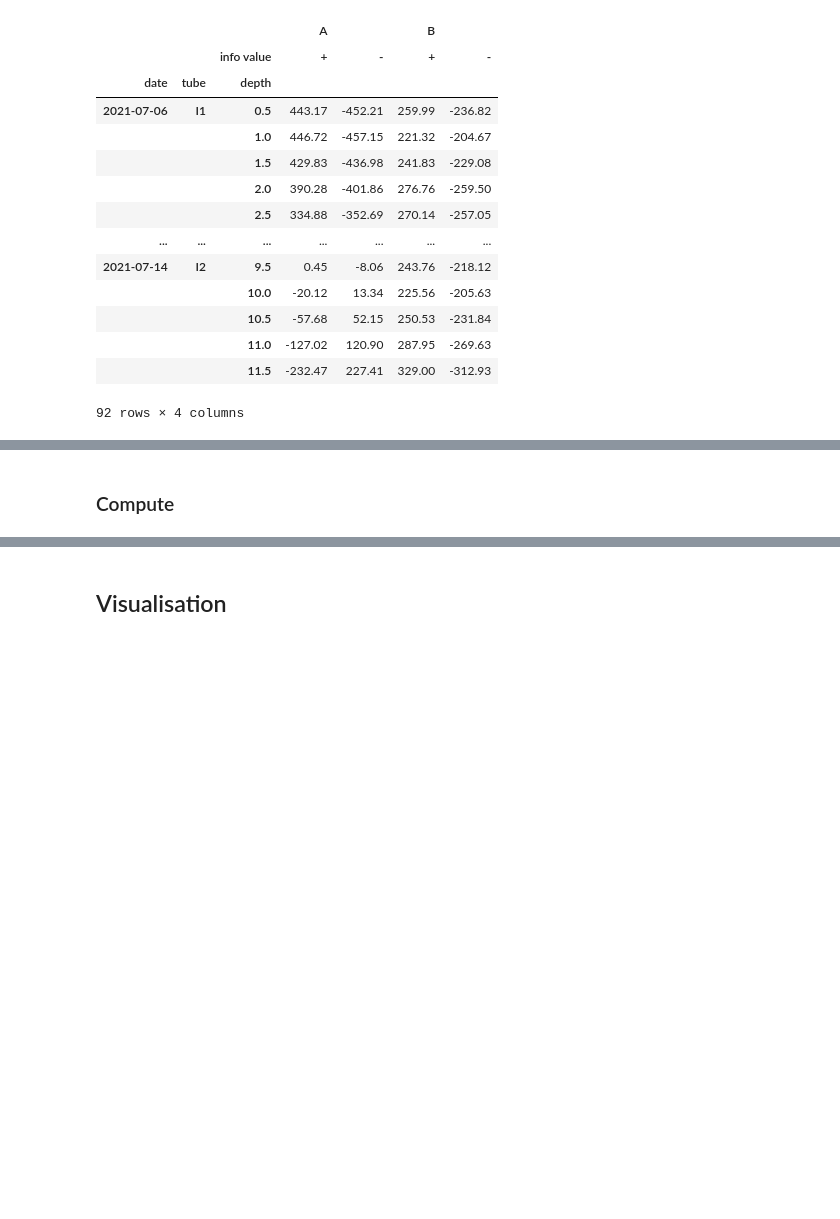
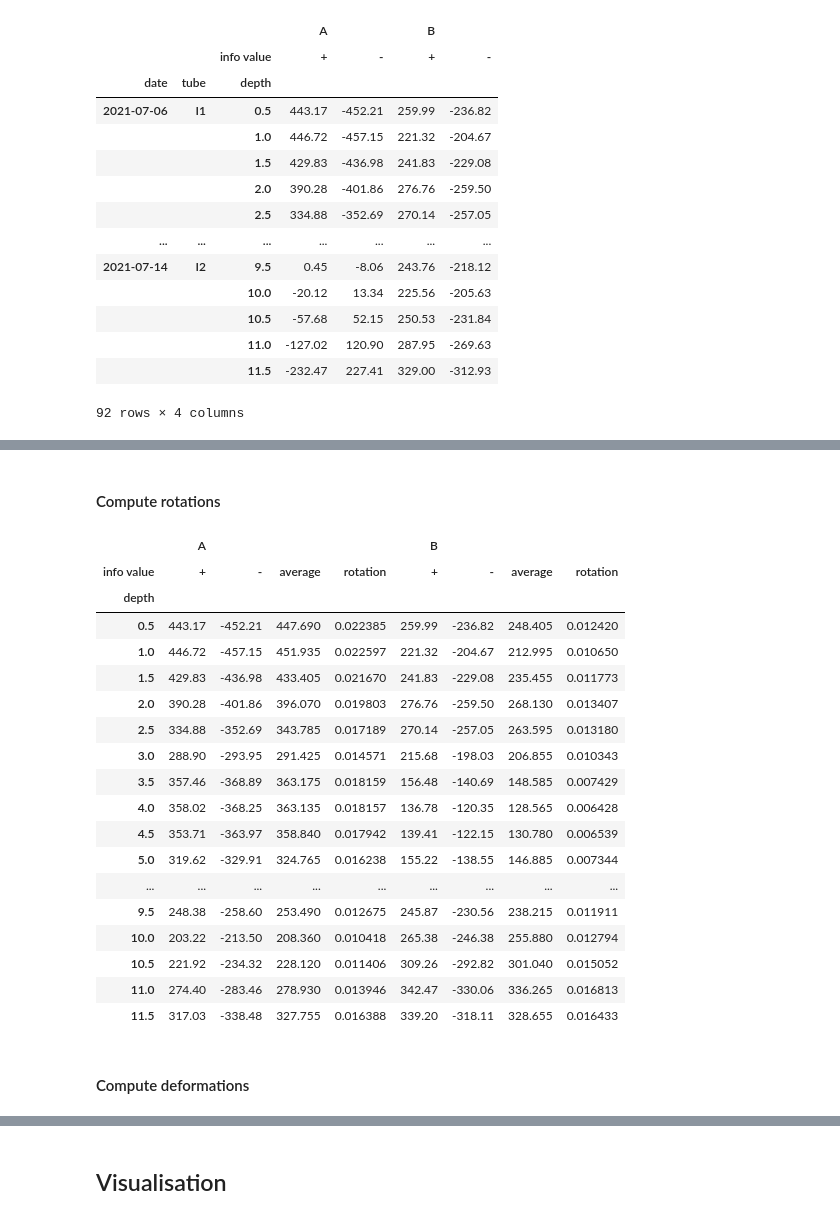
Before and after one commit to PAYEUR/spundsteif, a Jupyter notebook: 02_inclinometers.ipynb, the cells around one changed output, grey strips where cells are left out. Cells and saved outputs as stored; diff of their text form; code cells hidden in the pictures; blank space fills up the shorter version.

```diff
--- a/02_inclinometers.ipynb
+++ b/02_inclinometers.ipynb
@@ -255,0 +262,13 @@ assert len(df_pivot) == len(df_inklino_test)/2
+# %%
+#export
+def compute_average_A_B(df):
+  df[('A', 'average')] = (df['A']['+'] - df['A']['-']) / 2.
+  df[('B', 'average')] = (df['B']['+'] - df['B']['-']) / 2.
+
+  df = df.sort_index(axis=1)
+
+  return df
+# %%
+# example
+df_inklino_test = compute_average_A_B(df_pivot)
+df_inklino_test.loc["2021-07-06", "I1"]
@@ -256,2 +354,38 @@ assert len(df_pivot) == len(df_inklino_test)/2
 # %% [markdown]
-### Compute
+#### Compute rotations
+# %%
+#export
+def compute_rotations(df):
+
+  konstant_inklino = 20000.
+
+  df[('A','rotation')] = df[('A', 'average')] / konstant_inklino
+  df[('B','rotation')] = df[('B', 'average')] / konstant_inklino
+
+  df = df.sort_index(axis=1)
+
+  return df
+# %%
+# example
+df_inklino_test = compute_rotations(df_inklino_test)
+df_inklino_test.loc["2021-07-06", "I1"]
+# %% [output]
+|  | A |  |  |  | B |  |  |  |
+| info value | + | - | average | rotation | + | - | average | rotation |
+| depth |  |  |  |  |  |  |  |  |
+| 0.5 | 443.17 | -452.21 | 447.690 | 0.022385 | 259.99 | -236.82 | 248.405 | 0.012420 |
+| 1.0 | 446.72 | -457.15 | 451.935 | 0.022597 | 221.32 | -204.67 | 212.995 | 0.010650 |
+| 1.5 | 429.83 | -436.98 | 433.405 | 0.021670 | 241.83 | -229.08 | 235.455 | 0.011773 |
+| 2.0 | 390.28 | -401.86 | 396.070 | 0.019803 | 276.76 | -259.50 | 268.130 | 0.013407 |
+| 2.5 | 334.88 | -352.69 | 343.785 | 0.017189 | 270.14 | -257.05 | 263.595 | 0.013180 |
+| 3.0 | 288.90 | -293.95 | 291.425 | 0.014571 | 215.68 | -198.03 | 206.855 | 0.010343 |
+| 3.5 | 357.46 | -368.89 | 363.175 | 0.018159 | 156.48 | -140.69 | 148.585 | 0.007429 |
+| 4.0 | 358.02 | -368.25 | 363.135 | 0.018157 | 136.78 | -120.35 | 128.565 | 0.006428 |
+| 4.5 | 353.71 | -363.97 | 358.840 | 0.017942 | 139.41 | -122.15 | 130.780 | 0.006539 |
+| 5.0 | 319.62 | -329.91 | 324.765 | 0.016238 | 155.22 | -138.55 | 146.885 | 0.007344 |
+| ... | ... | ... | ... | ... | ... | ... | ... | ... |
+| 9.5 | 248.38 | -258.60 | 253.490 | 0.012675 | 245.87 | -230.56 | 238.215 | 0.011911 |
+| 10.0 | 203.22 | -213.50 | 208.360 | 0.010418 | 265.38 | -246.38 | 255.880 | 0.012794 |
+| 10.5 | 221.92 | -234.32 | 228.120 | 0.011406 | 309.26 | -292.82 | 301.040 | 0.015052 |
+| 11.0 | 274.40 | -283.46 | 278.930 | 0.013946 | 342.47 | -330.06 | 336.265 | 0.016813 |
+| 11.5 | 317.03 | -338.48 | 327.755 | 0.016388 | 339.20 | -318.11 | 328.655 | 0.016433 |
@@ -257,0 +452,2 @@ assert len(df_pivot) == len(df_inklino_test)/2
+# %% [markdown]
+#### Compute deformations
```
Also changed, not shown: parts of 28 cells of this notebook, 10 other files.
